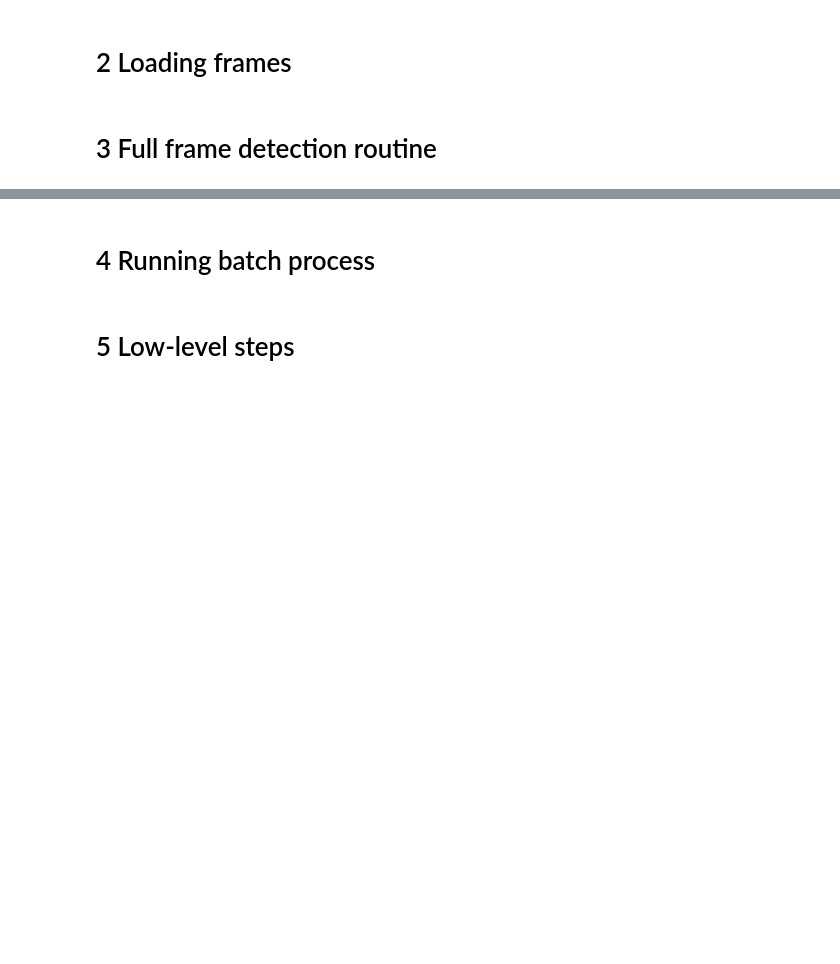
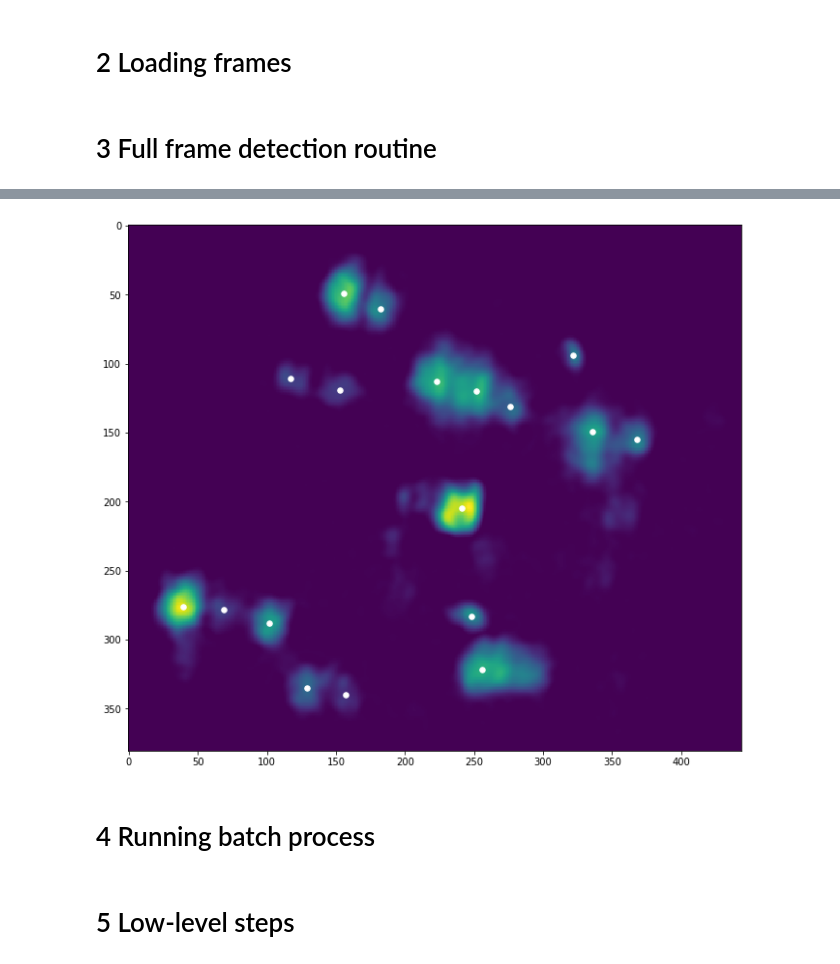
Before and after one commit to GiovanniSena/LSFM-CYCB_analysis, a Jupyter notebook: sample.ipynb, the cells around one changed output, grey strips where cells are left out. Saved outputs shown, nothing was run; the diff lists cells and outputs as text; code cells hidden in the pictures; blank space fills up the shorter version.

```diff
--- a/sample.ipynb
+++ b/sample.ipynb
@@ -11,9 +11,9 @@ import lightroot
 # %% [markdown]
 # 1 Manually set file templates for processing
 # %%
-pth  ="C:/Users/mrsir/Box Sync/CYCB-GFP/uncut/Raw Data/083117/149/"
-lightroot.SETTINGS["stack_files"] = pth+"Run0149_tp{:0>3}.tif"
-lightroot.SETTINGS["maxint_files"] = pth+"Run0149_tp{}_MIP.tif"
+pth  ="C:/Users/mrsir/Box Sync/CYCB-GFP/cut/April 4 (cut run 192)/"
+lightroot.SETTINGS["stack_files"] = pth+"Run0192_tp{:0>3}.tif"
+lightroot.SETTINGS["maxint_files"] = pth+"Run0192_tp{}_MIP.tif"
 # %% [markdown]
 # 2 Loading frames
 # %%
@@ -23,5 +23,7 @@ lightroot.SETTINGS["maxint_files"] = pth+"Run0149_tp{}_MIP.tif"
 # %% [markdown]
 # 3 Full frame detection routine
 # %%
-# blob_centroids,stack = lightroot.blobs.detect(stack,  display_detections=True) #sharpen_iter=2, isolate_iter=2,
-# lightroot.io.overlay_blobs(stack,blob_centroids)
+stack = lightroot.io.get_stack(10)
+blob_centroids,stack = lightroot.blobs.detect(stack,  display_detections=False, do_top_watershed=False) #sharpen_iter=2, isolate_iter=2,
+lightroot.io.overlay_blobs(stack,blob_centroids)
+# %% [output]
@@ -28,3 +40,4 @@ lightroot.SETTINGS["maxint_files"] = pth+"Run0149_tp{}_MIP.tif"
+[figure, added]
 # %% [markdown]
 # 4 Running batch process
 # %%
```
Also changed, not shown: parts of 7 cells of this notebook, 2 other files.
